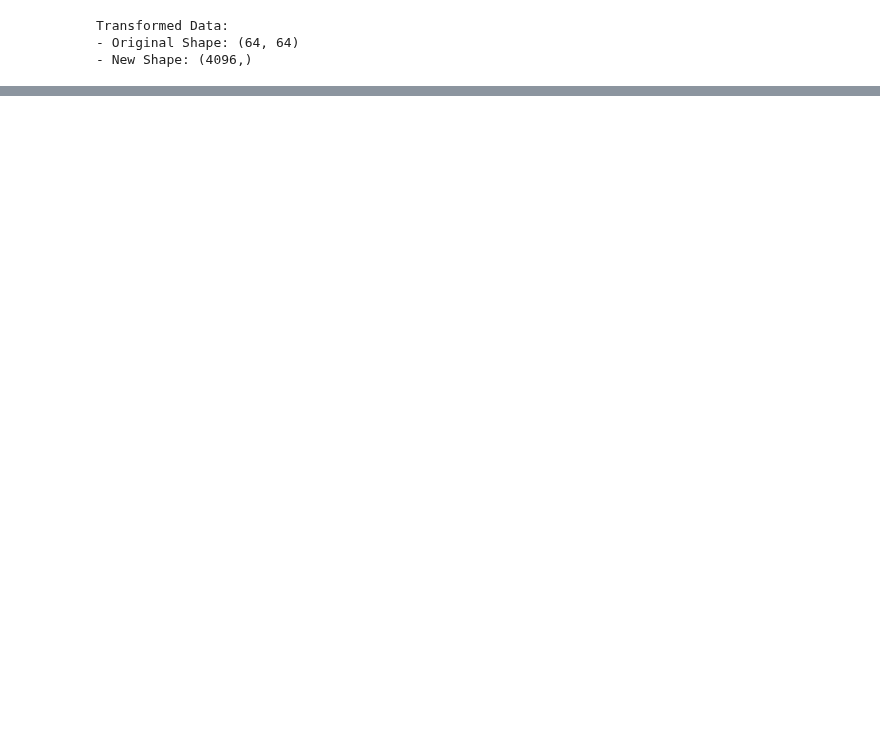
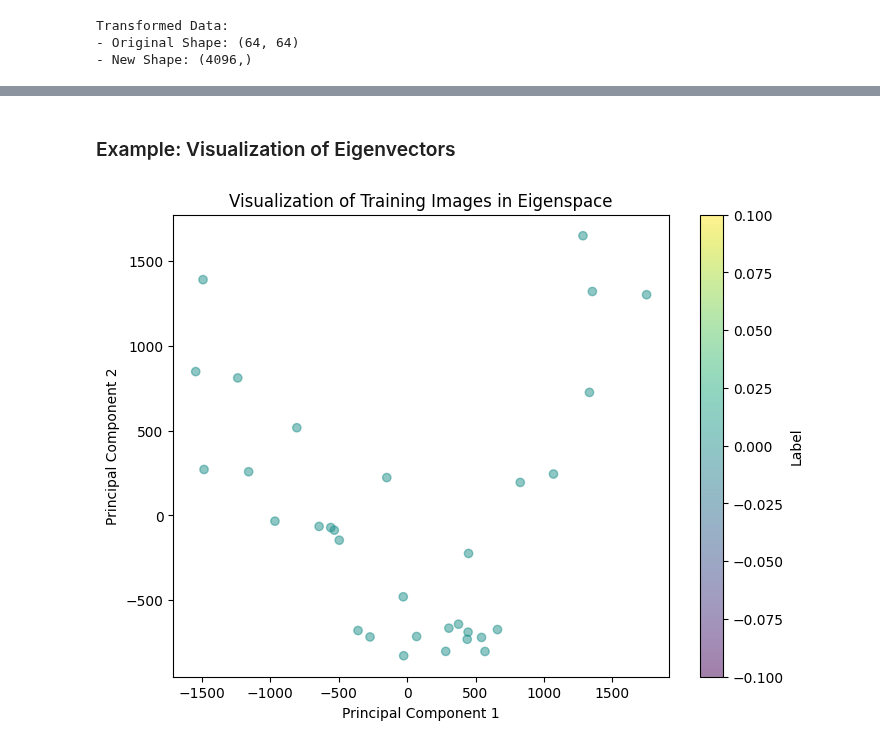
Before and after one commit to brian-vdb/visual-recognition, a Jupyter notebook: face_recognition.ipynb, the cells around one changed output, grey strips where cells are left out. Saved outputs shown, nothing was run; the diff lists cells and outputs as text; code cells hidden in the pictures; blank space fills up the shorter version.

```diff
--- a/face_recognition.ipynb
+++ b/face_recognition.ipynb
@@ -185 +188,21 @@ display_random_samples(X_viewable, Y_train, num_samples=10, num_cols=5, num_rows
+# %% [markdown]
+### Example: Visualization of Eigenvectors
+# %%
+import matplotlib.pyplot as plt
+from sklearn.decomposition import PCA
+
+# Perform PCA on the training data
+pca = PCA(n_components=2)
+projected_data = pca.fit_transform(X_train_normalized)
+
+# Plot the projected data in the eigenspace
+plt.figure(figsize=(8, 6))
+plt.scatter(projected_data[:, 0], projected_data[:, 1], c=Y_train, cmap='viridis', marker='o', alpha=0.5)
+plt.title('Visualization of Training Images in Eigenspace')
+plt.xlabel('Principal Component 1')
+plt.ylabel('Principal Component 2')
+plt.colorbar(label='Label')
+plt.show()
+# %% [output]
+[figure, added]
 # %% [markdown]
```
Also changed, not shown: parts of 21 cells of this notebook, 4 other files.
